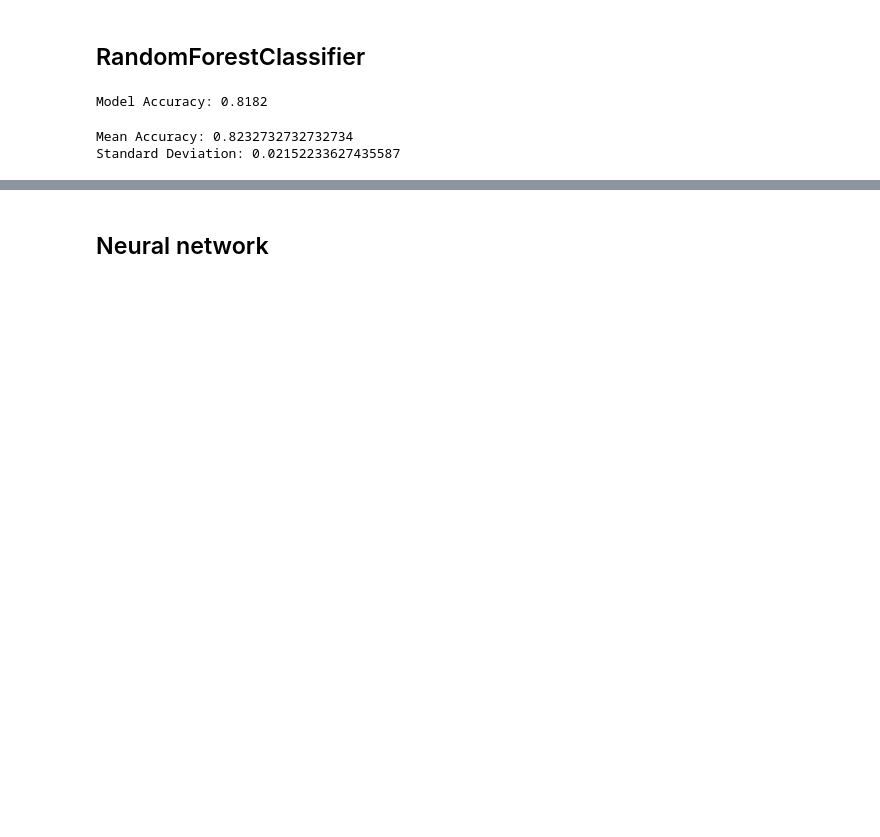
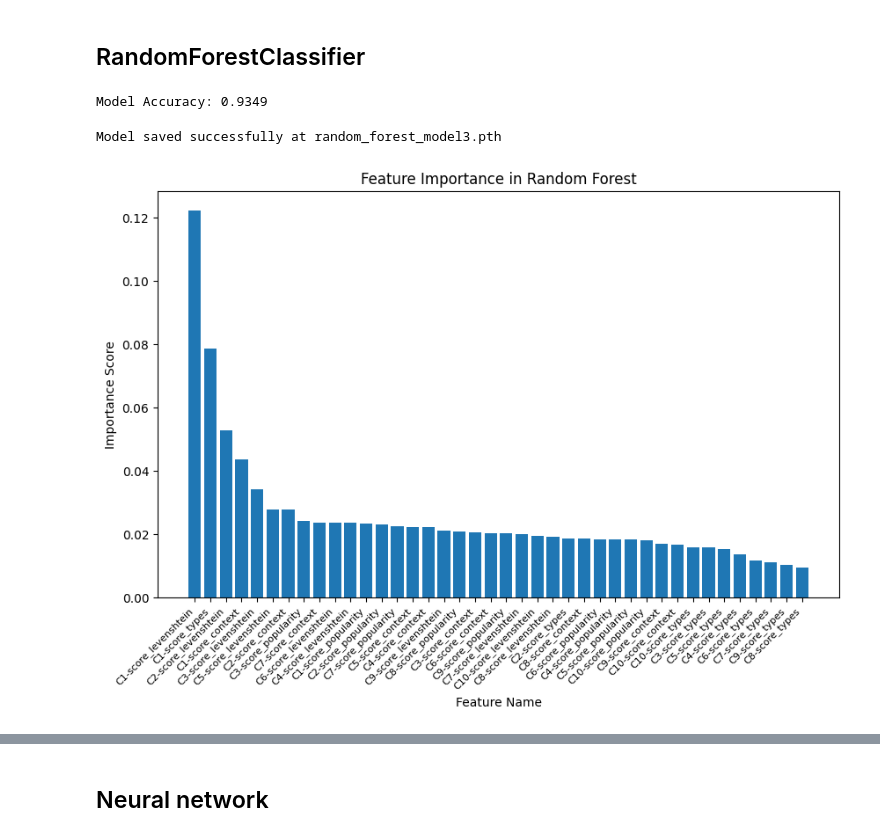
Before and after one commit to Danzigerrr/ProbNEL, a Jupyter notebook: Colab Notebooks/Candidate_Selector_Light_AI_Model.ipynb, the cells around one changed output, grey strips where cells are left out. Saved outputs shown, nothing was run; the diff lists cells and outputs as text; code cells hidden in the pictures; blank space fills up the shorter version.

```diff
--- a/Colab Notebooks/Candidate_Selector_Light_AI_Model.ipynb
+++ b/Colab Notebooks/Candidate_Selector_Light_AI_Model.ipynb
@@ -66,11 +322,4 @@ Target shape: (181,)
 # %%
-from sklearn.ensemble import RandomForestClassifier
-from sklearn.model_selection import train_test_split
-from sklearn.metrics import accuracy_score
-
-# Split data into train and test sets
-X_train, X_test, y_train, y_test = train_test_split(X, y, test_size=0.3)
-
 # Train a Random Forest model
 model = RandomForestClassifier(n_estimators=1000)
 model.fit(X_train, y_train)
@@ -82,15 +331,32 @@ y_pred = model.predict(X_test)
 accuracy = accuracy_score(y_test, y_pred)
 print(f"Model Accuracy: {accuracy:.4f}")
 # %% [output]
-Model Accuracy: 0.8182
+Model Accuracy: 0.9349
-# %%
-from sklearn.model_selection import cross_val_score
-
-model = RandomForestClassifier(n_estimators=1000, random_state=37)
-cv_scores = cross_val_score(model, X, y, cv=5, scoring='accuracy')
-
-print("Mean Accuracy:", cv_scores.mean())
-print("Standard Deviation:", cv_scores.std())
-# %% [output]
-Mean Accuracy: 0.8232732732732734
-Standard Deviation: 0.02152233627435587
+# %%
+# Save the trained model using PyTorch
+model_path = os.path.join("random_forest_model3.pth")
+torch.save(model, model_path)
+print(f"Model saved successfully at {model_path}")
+# %% [output]
+Model saved successfully at random_forest_model3.pth
+# %%
+# Get feature importances
+importances = model.feature_importances_
+feature_names = [f"C{i+1}-score_{suffix}" for i in range(10) for suffix in ["types", "levenshtein", "popularity", "context"]]
+
+# Create a dictionary mapping feature indices to names
+feature_dict = {i: name for i, name in enumerate(feature_names)}
+
+# Sort feature importances
+indices = np.argsort(importances)[::-1]
+
+# Plot feature importances
+plt.figure(figsize=(10, 6))
+plt.title("Feature Importance in Random Forest")
+plt.bar(range(len(importances)), importances[indices], align="center")
+plt.xticks(range(len(importances)), [feature_dict[i] for i in indices], rotation=45, ha="right", fontsize=8)
+plt.xlabel("Feature Name")
+plt.ylabel("Importance Score")
+plt.show()
+# %% [output]
+[figure, added]
```
Also changed, not shown: parts of 23 cells of this notebook.
